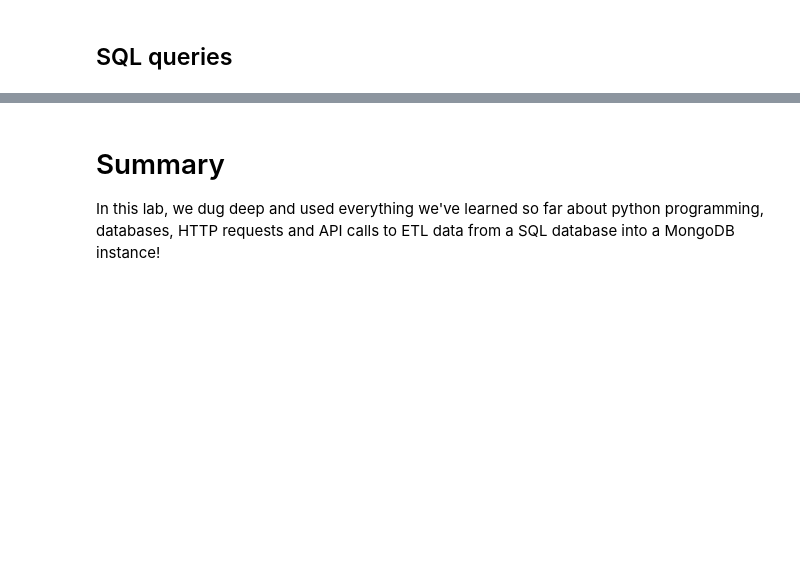
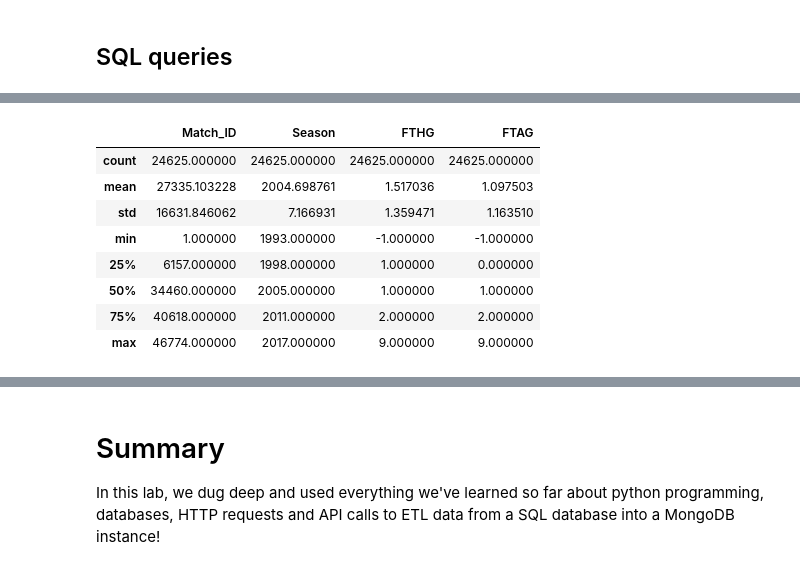
Before and after one commit to npschafer/dsc-mod-2-lab-houston-ds-042219, a Jupyter notebook: nick_scratch.ipynb, the cells around one changed output, grey strips where cells are left out. Cells and saved outputs as stored; diff of their text form; code cells hidden in the pictures; blank space fills up the shorter version.

```diff
--- a/nick_scratch.ipynb
+++ b/nick_scratch.ipynb
@@ -371,0 +550,12 @@ conn, c = connect_to_sql_database('database.sqlite')
+# %%
+matches_df.describe()
+# %% [output]
+|  | Match_ID | Season | FTHG | FTAG |
+| count | 24625.000000 | 24625.000000 | 24625.000000 | 24625.000000 |
+| mean | 27335.103228 | 2004.698761 | 1.517036 | 1.097503 |
+| std | 16631.846062 | 7.166931 | 1.359471 | 1.163510 |
+| min | 1.000000 | 1993.000000 | -1.000000 | -1.000000 |
+| 25% | 6157.000000 | 1998.000000 | 1.000000 | 0.000000 |
+| 50% | 34460.000000 | 2005.000000 | 1.000000 | 1.000000 |
+| 75% | 40618.000000 | 2011.000000 | 2.000000 | 2.000000 |
+| max | 46774.000000 | 2017.000000 | 9.000000 | 9.000000 |
```
Also changed, not shown: parts of 49 cells of this notebook, 1 other file.
